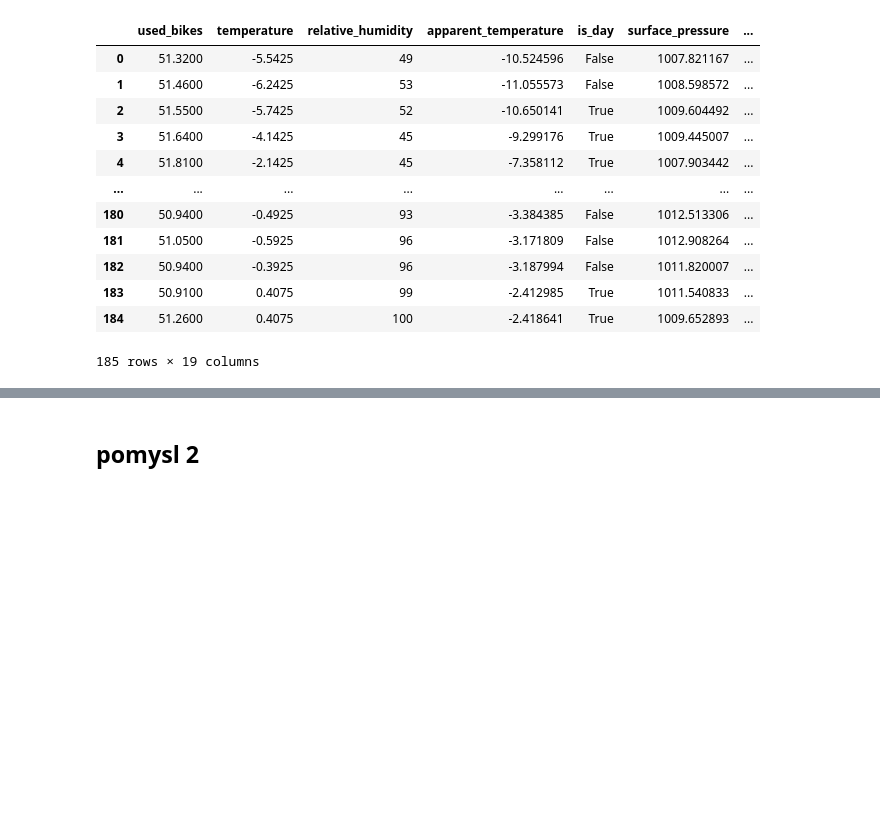
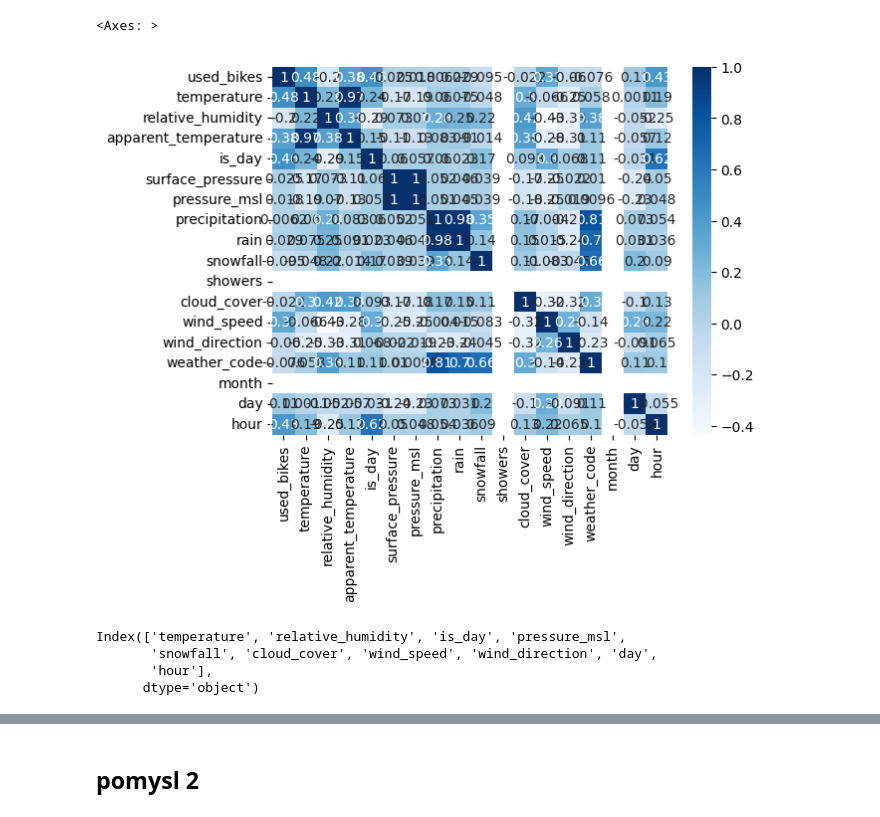
Before and after one commit to olaidczak/weather-bikes, a Jupyter notebook: src/model/train_model.ipynb, the cells around one changed output, grey strips where cells are left out. Saved outputs shown, nothing was run; the diff lists cells and outputs as text; code cells hidden in the pictures; blank space fills up the shorter version.

```diff
--- a/src/model/test_model.ipynb
+++ b/src/model/train_model.ipynb
@@ -48,16 +31,16 @@ from sklearn.metrics import mean_absolute_error, mean_squared_error
-# %%
-df
-# %% [output]
-|  | used_bikes | temperature | relative_humidity | apparent_temperature | is_day | surface_pressure | ... |
-| 0 | 51.3200 | -5.5425 | 49 | -10.524596 | False | 1007.821167 | ... |
-| 1 | 51.4600 | -6.2425 | 53 | -11.055573 | False | 1008.598572 | ... |
-| 2 | 51.5500 | -5.7425 | 52 | -10.650141 | True | 1009.604492 | ... |
-| 3 | 51.6400 | -4.1425 | 45 | -9.299176 | True | 1009.445007 | ... |
-| 4 | 51.8100 | -2.1425 | 45 | -7.358112 | True | 1007.903442 | ... |
-| ... | ... | ... | ... | ... | ... | ... | ... |
-| 180 | 50.9400 | -0.4925 | 93 | -3.384385 | False | 1012.513306 | ... |
-| 181 | 51.0500 | -0.5925 | 96 | -3.171809 | False | 1012.908264 | ... |
-| 182 | 50.9400 | -0.3925 | 96 | -3.187994 | False | 1011.820007 | ... |
-| 183 | 50.9100 | 0.4075 | 99 | -2.412985 | True | 1011.540833 | ... |
-| 184 | 51.2600 | 0.4075 | 100 | -2.418641 | True | 1009.652893 | ... |
-185 rows × 19 columns
+# %%
+corr = data.corr()
+sb.heatmap(corr, cmap="Blues", annot=True)
+# %% [output]
+<Axes: >
+[figure, added]
+# %%
+X = X.drop(['apparent_temperature', 'surface_pressure', 'rain', 'weather_code'], axis=1)
+X_new = SelectKBest(f_regression, k=10).fit_transform(X, y)
+selected_features = X.columns[SelectKBest(f_regression, k=10).fit(X, y).get_support()]
+print(selected_features)
+# %% [output]
+Index(['temperature', 'relative_humidity', 'is_day', 'pressure_msl',
+       'snowfall', 'cloud_cover', 'wind_speed', 'wind_direction', 'day',
+       'hour'],
+      dtype='object')
```
Also changed, not shown: parts of 35 cells of this notebook, 2 other files.
